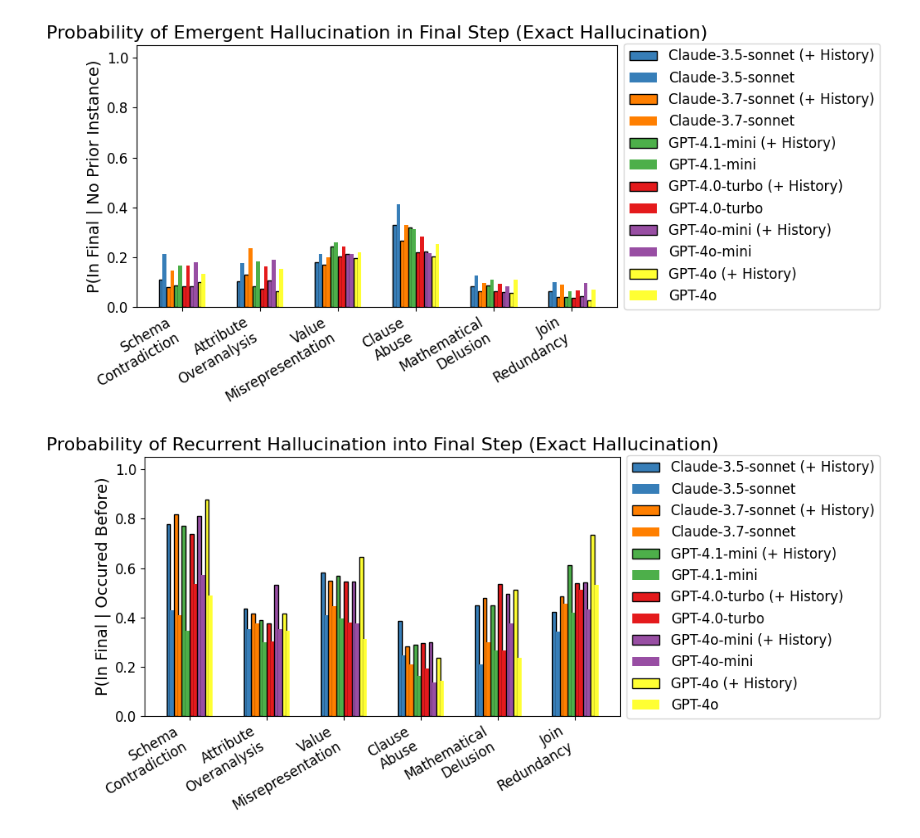
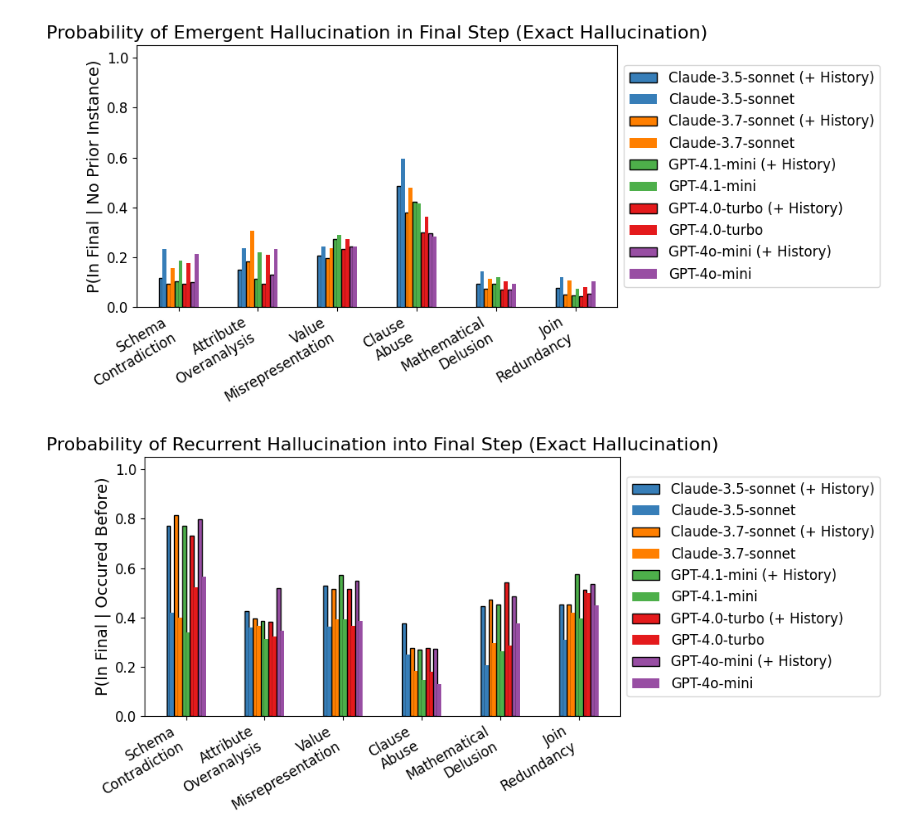
Before and after one commit to HaydenMM/bird-mini-drilldown, a Jupyter notebook: notebooks/Figures.ipynb, the cells around one changed output. Saved outputs shown, nothing was run; the diff lists cells and outputs as text; code cells hidden in the pictures.

```diff
--- a/notebooks/Figures.ipynb
+++ b/notebooks/Figures.ipynb
@@ -1,6 +1,6 @@
 # %%
 # Paths to skip CosineSim(GPT-4-Turbo, Claude-3.5-Sonnet) < 0.65
-reject_65 = [26,28,62,87,89,93,112,149,213,226,248,255,281,341,366,462,473,474,483,484,539,565,578,584,586,633,634,694,707,766,796,822,865,877,896,902,912,928,950,963,971,978,994,1048,1058,1107,1192,1242,1312,1334,1339,1351,1357,1368,1401,1411,1521,1529]
+reject_65=[]
 # %%
 import matplotlib.pyplot as plt
 plt.rcParams.update({
@@ -158,7 +159,6 @@ json_filenames = [
     'path_eval_log_paper_path_halluc_4_1_mini.json',
     'path_eval_log_paper_path_halluc_4_0_turbo.json',
     'path_eval_log_paper_path_halluc_4_0_o_mini.json',
-    'path_eval_log_paper_path_halluc_4_0_o.json',
 
 ]
 
@@ -168,7 +168,6 @@ key_names = [
     'GPT-4.1-mini',
     'GPT-4.0-turbo',
     'GPT-4o-mini',
-    'GPT-4o',
 
 ]
 
@@ -204,7 +203,7 @@ for fname in json_filenames:
     path_to_file = os.path.join(json_dir, fname)
     probs = compute_final_only_probs(path_to_file)
     all_probs.append(probs)
-    raw_counts.append((only_final, not_before))
+    # raw_counts.append((only_final, not_before))
 
 
 x = np.arange(len(hallucination_types))
@@ -274,8 +273,6 @@ json_filenames = [
     'path_eval_log_paper_path_halluc_4_0_turbo.json',
     'path_eval_log_paper_path_halluc_4_0_o_mini_history.json',
     'path_eval_log_paper_path_halluc_4_0_o_mini.json',
-    'path_eval_log_paper_path_halluc_4_0_o_history.json',
-    'path_eval_log_paper_path_halluc_4_0_o.json',
 
 ]
 
@@ -326,35 +323,35 @@ for fname in json_filenames:
     path_to_file = os.path.join(json_dir, fname)
     probs = compute_final_only_probs(path_to_file)
     all_probs.append(probs)
-    raw_counts.append((only_final, not_before))
+    # raw_counts.append((only_final, not_before))
 
 
 x = np.arange(len(hallucination_types))
 width = 0.05
 
 fig, ax = plt.subplots(figsize=(10, 5))
 
 for i, probs in enumerate(all_probs):
     values = [probs[ht] for ht in hallucination_types]
     if i % 2 == 0:
         ax.bar(x + i * width - width*(len(all_probs)-1)/2, values, width,
                label=key_names[i], color=colors[i], edgecolor="black")
     else:
         ax.bar(x + i * width - width*(len(all_probs)-1)/2, values, width,
                label=key_names[i], color=colors[i])
 
 
 ax.set_ylabel("P(In Final | No Prior Instance)")
 ax.set_title("Probability of Emergent Hallucination in Final Step (Exact Hallucination)")
 ax.set_xticks(x)
 ax.set_xticklabels(hallucination_labels, rotation=30, ha='right')
 ax.set_ylim(0, 1.05)
 ax.legend()
 plt.legend(loc='center left', bbox_to_anchor=(1, 0.5))
 plt.tight_layout()
 plt.show()
 # %% [output]
-[figure, old version]
+[figure, new version]
 # %%
 all_probs = []
 for fname in json_filenames:
@@ -386,7 +383,7 @@ plt.legend(loc='center left', bbox_to_anchor=(1, 0.5))
 plt.tight_layout()
 plt.show()
 # %% [output]
-[figure, old version]
+[figure, new version]
 # %%
 import json
 import os
```
Also changed, not shown: parts of 4 cells of this notebook.
